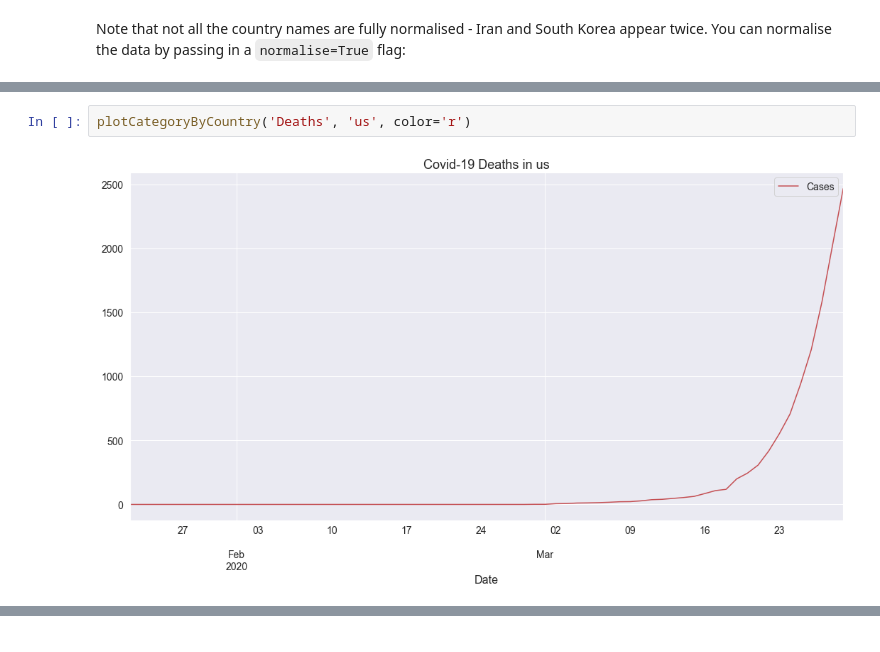
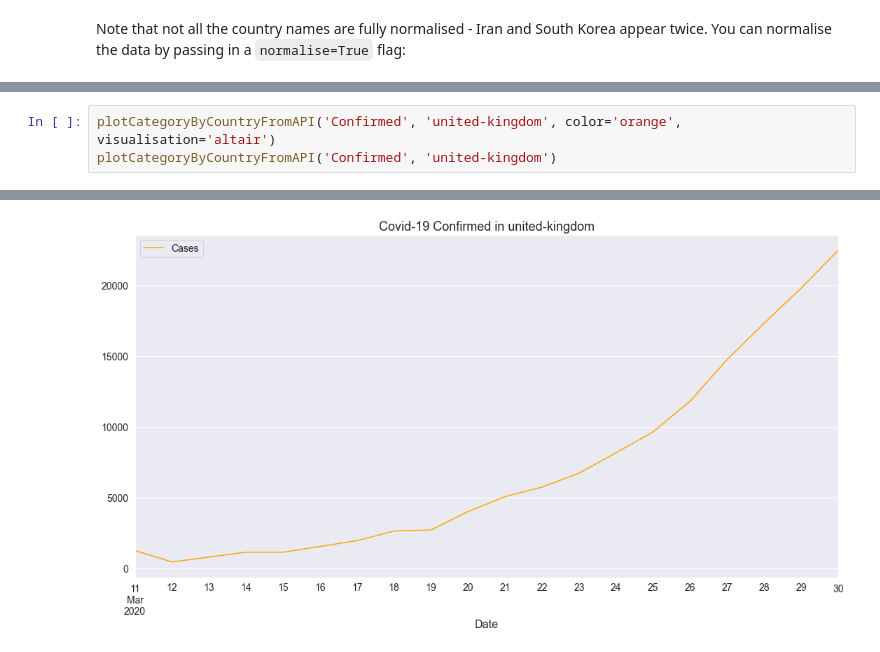
Before and after one commit to malminhas/covid, a Jupyter notebook: index.ipynb, the cells around one changed output, grey strips where cells are left out. Drawn from its saved outputs; the diff is of its cells as text.

```diff
--- a/index.ipynb
+++ b/index.ipynb
@@ -120,4 +118,4 @@ plotCategoryByCountry('Deaths', 'united-kingdom', color='r')
-# %%
-plotCategoryByCountry('Deaths', 'us', color='r')
-# %% [output]
-[figure, removed]
+# %%
+plotCategoryByCountryFromAPI('Confirmed', 'united-kingdom', color='orange', visualisation='altair')
+plotCategoryByCountryFromAPI('Confirmed', 'united-kingdom')
+# %% [output]
@@ -123,0 +123 @@ plotCategoryByCountry('Deaths', 'us', color='r')
+[figure, added]
```
Also changed, not shown: parts of 17 cells of this notebook, 16 other files.
